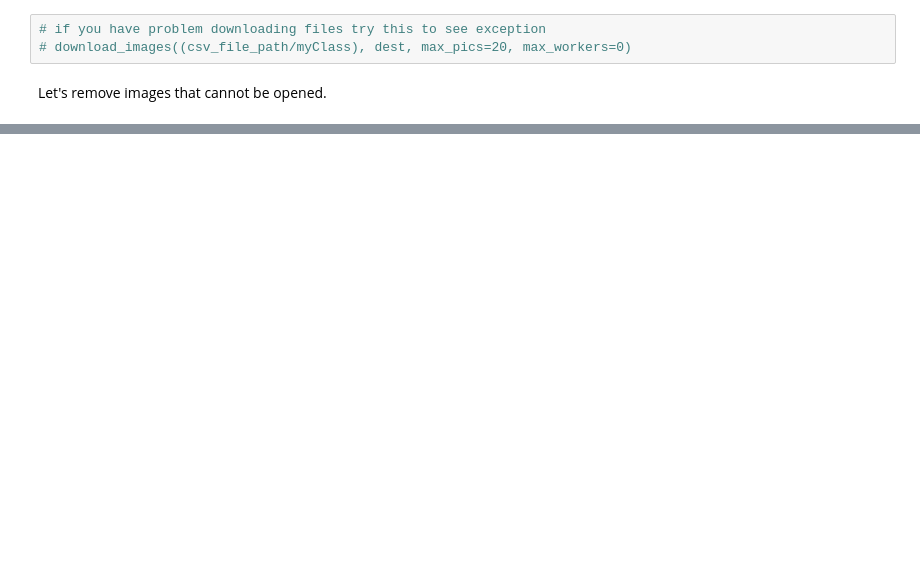
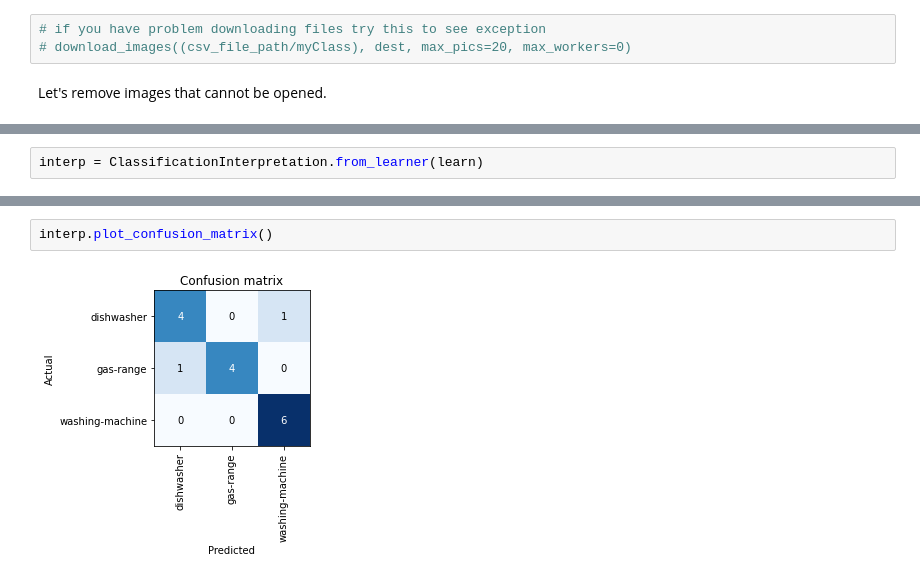
Before and after one commit to saba96/HomeAppliancesImageClassifier, a Jupyter notebook: HomeAppliancesImageClassifier.ipynb, the cells around one changed output, grey strips where cells are left out. Drawn from its saved outputs; the diff is of its cells as text; blank space fills up the shorter version.

```diff
--- a/HomeAppliancesImageClassifier.ipynb
+++ b/HomeAppliancesImageClassifier.ipynb
@@ -68,0 +136,2 @@ gas-range
+# %%
+interp = ClassificationInterpretation.from_learner(learn)
@@ -68,0 +140,4 @@ gas-range
+# %%
+interp.plot_confusion_matrix()
+# %% [output]
+[figure, added]
```
Also changed, not shown: parts of 16 cells of this notebook.
